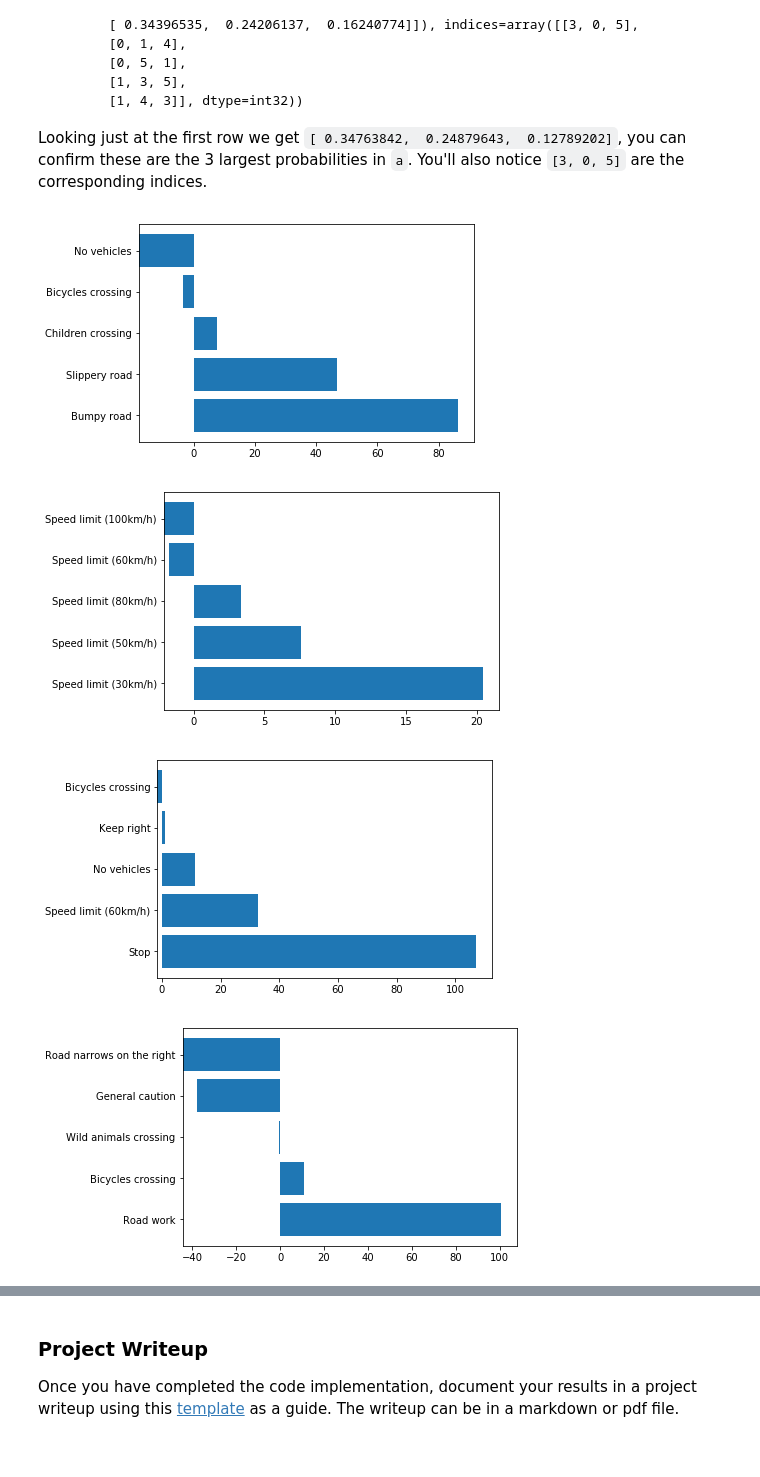
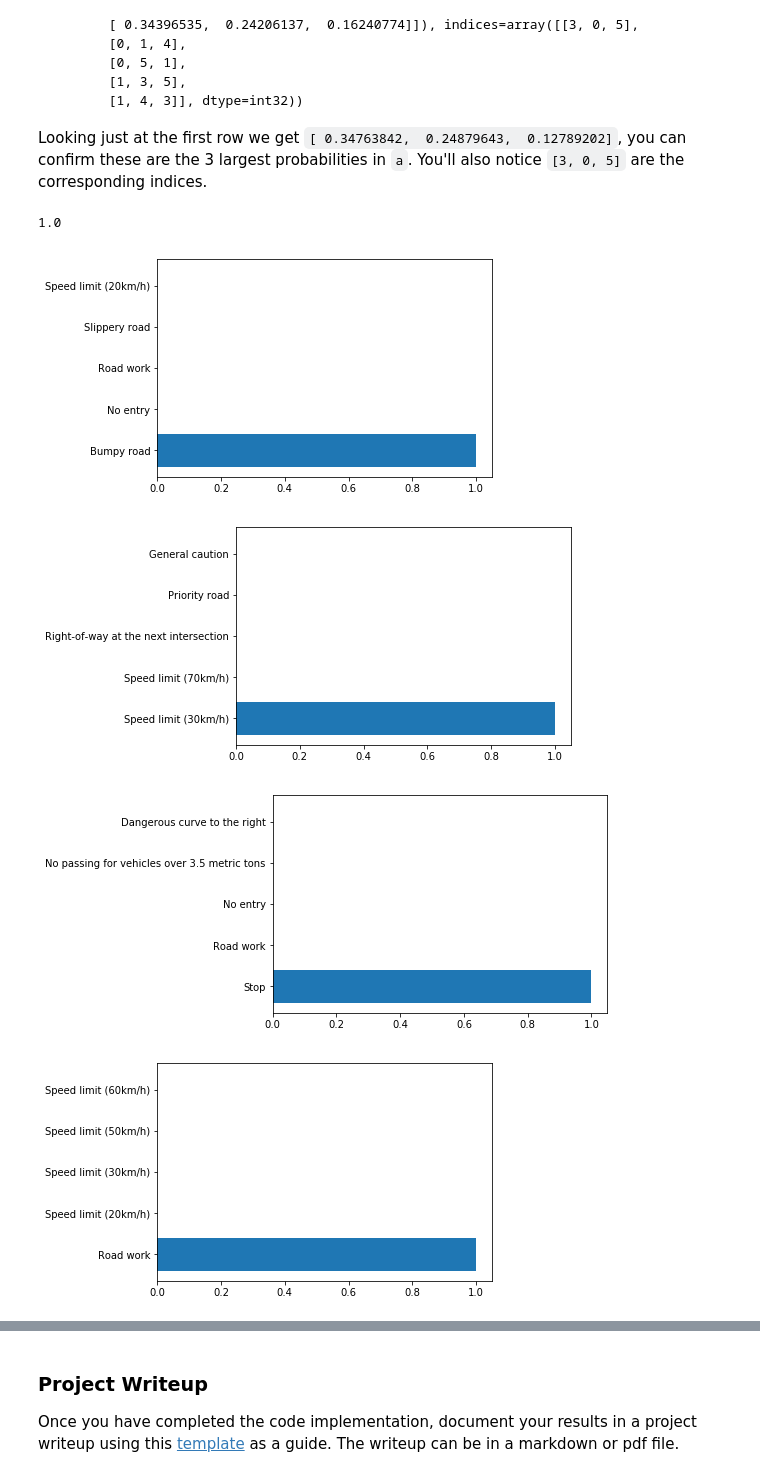
Before and after one commit to nonlining/CarND, a Jupyter notebook: CarND-Traffic-Sign-Classifier-Project/Traffic_Sign_Classifier.ipynb, the cells around one changed output, grey strips where cells are left out. Cells and saved outputs as stored; diff of their text form; code cells hidden in the pictures.

```diff
--- a/CarND-Traffic-Sign-Classifier-Project/Traffic_Sign_Classifier.ipynb
+++ b/CarND-Traffic-Sign-Classifier-Project/Traffic_Sign_Classifier.ipynb
@@ -181,6 +192,16 @@ plt.imshow(rgb2gray(X_train[0]), 'gray')
 ### Model Architecture
 # %%
 import tensorflow as tf
+
+##############################
+## Build the Neural Network ##
+##############################
+# HyperParameters
+rate = 0.001
+epochs = 100
+batch_size = 128
+keep_probability = 0.5
+
 
 def neural_net_image_input(image_shape):
     return tf.placeholder(tf.float32,[None,image_shape[0], image_shape[1], image_shape[2]], name = 'x')
@@ -194,8 +215,6 @@ def flatten(x_tensor):
 
     return flatten_tensor
 
-def neural_net_keep_prob_input():
-    return tf.placeholder(tf.float32, None, name = 'keep_prob')
 
 def output(x_tensor, num_outputs):
     weights = {
@@ -239,6 +258,7 @@ def conv2d_maxpool(x_tensor, conv_num_outputs, conv_ksize, conv_strides, pool_ks
 
     maxpool = tf.nn.max_pool(act, ksize=[1, pool_ksize[0], pool_ksize[1], 1],
                            strides=[1, pool_strides[0], pool_strides[1], 1], padding='VALID')
+    print(maxpool.shape)
 
     return maxpool
 
@@ -275,21 +295,12 @@ def conv_net(x, keep_prob):
 
     conv = fully_conn(conv, 120)
 
-    conv = tf.nn.dropout(conv, keep_prob = keep_prob)
+    conv = tf.nn.dropout(conv, keep_probability)
 
     conv = output(conv, n_classes)
 
     return conv
 
-
-##############################
-## Build the Neural Network ##
-##############################
-# HyperParameters
-rate = 0.001
-epochs = 100
-batch_size = 128
-keep_probability = 0.5
 
 # Remove previous weights, bias, inputs, etc..
 tf.reset_default_graph()
@@ -297,7 +308,7 @@ tf.reset_default_graph()
 # Inputs
 x = neural_net_image_input(image_shape)
 y = neural_net_label_input(n_classes)
-keep_prob = neural_net_keep_prob_input()
+
 
 # Whole LetNet
 logits = conv_net(x, keep_prob)
@@ -333,8 +346,8 @@ def evaluate(X_data, y_data):
         total_accuracy += (accuracy * len(batch_x))
     return total_accuracy / num_examples
 
-def train_neural_network(session, optimizer, keep_probability, feature_batch, label_batch):
-    session.run(optimizer, feed_dict={x: feature_batch, y: label_batch, keep_prob: keep_probability})
+def train_neural_network(session, optimizer, feature_batch, label_batch):
+    session.run(optimizer, feed_dict={x: feature_batch, y: label_batch})
 
 saver = tf.train.Saver()
 
@@ -347,7 +360,7 @@ with tf.Session() as sess:
         for offset in range(0, n_train, batch_size):
             end = offset + batch_size
             batch_x, batch_y = X_train_[offset:end], y_train_[offset:end]
-            train_neural_network(sess, training_operation, keep_probability, batch_x, batch_y)
+            train_neural_network(sess, training_operation, batch_x, batch_y)
 
         validation_accuracy = evaluate(normalized_X_valid, one_hot_encode_y_valid)
         train_accuracy = evaluate(X_train_, y_train_)
@@ -490,21 +503,21 @@ Looking just at the first row we get `[ 0.34763842,  0.24879643,  0.12789202]`,
 # %%
 with tf.Session() as sess:
     saver.restore(sess, ".\ConNet")
     probabilities = tf.nn.softmax(logits)
-    predictions = sess.run(logits, feed_dict={x: normalized_img})
+    predictions = sess.run(probabilities, feed_dict={x: normalized_img})
     top5 = sess.run(tf.nn.top_k(tf.constant(predictions), k=5))
 
 for i in range(len(top5[0])):
-
     plt.figure()
     plt.barh(np.arange(5), top5[0][i])
     l = []
-    for j in top5[1][i]:
+    for ind, j in enumerate(top5[1][i]):
         l.append(traffic_sign_id[traffic_sign_id['ClassId'] == j].SignName.item())
 
     _ = plt.yticks(np.arange(5), l)
 # %% [output]
+1.0
-[figure, old version]
+[figure, new version]
-[figure, old version]
+[figure, new version]
-[figure, old version]
+[figure, new version]
-[figure, old version]
+[figure, new version]
```
Also changed, not shown: parts of 7 cells of this notebook, 10 other files.
